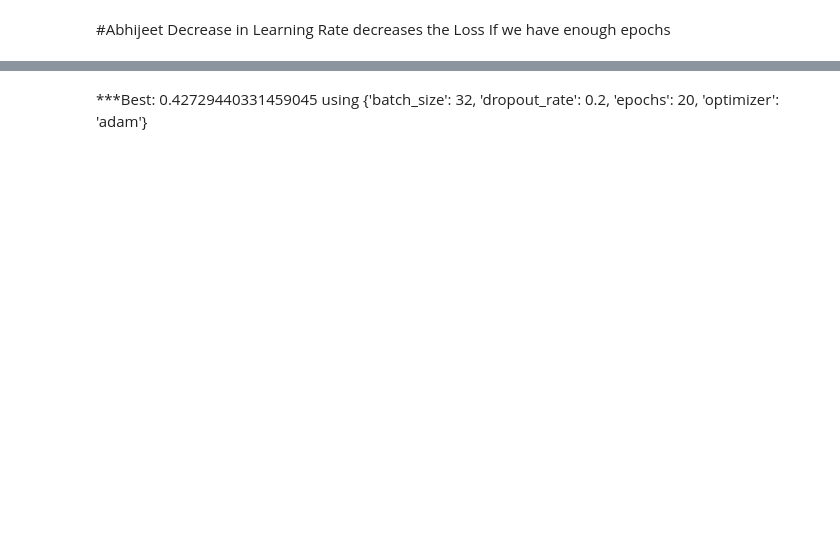
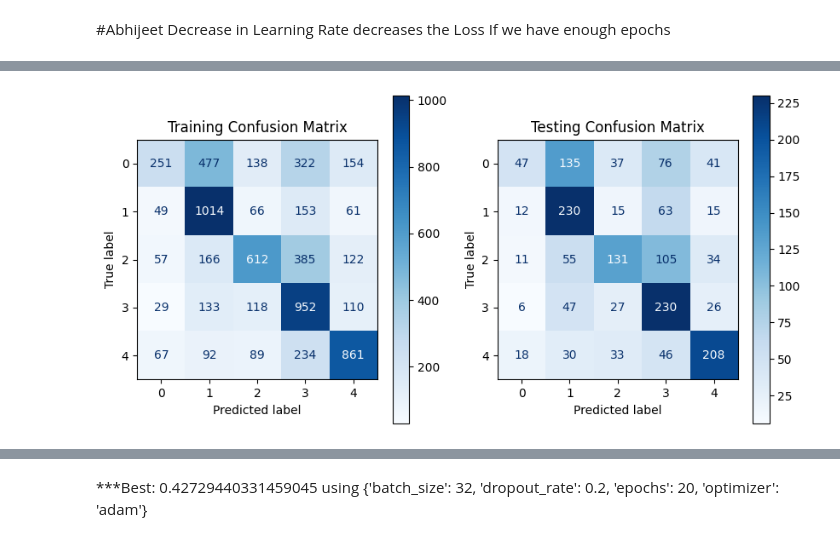
Before and after one commit to AbhijeetStudies/Deeplearning, a Jupyter notebook: AISC2007 DL Assignment 2 (Group 5).ipynb, the cells around one changed output, grey strips where cells are left out. Saved outputs shown, nothing was run; the diff lists cells and outputs as text; code cells hidden in the pictures; blank space fills up the shorter version.

Commit message:
Final tunned Model DNN

```diff
--- a/AISC2007 DL Assignment 2 (Group 5).ipynb
+++ b/AISC2007 DL Assignment 2 (Group 5).ipynb
@@ -231,14 +226,0 @@ batch_size = 32
-# %%
-# Build a DNN model for image classification
-model = tf.keras.Sequential([
-    tf.keras.layers.Input(shape=(128, 128, 3)),  # Define input shape
-    tf.keras.layers.Flatten(),                      # Flatten the image data
-    tf.keras.layers.Dense(256, activation='relu'),  # Fully connected layer with 256 neurons
-    tf.keras.layers.Dropout(0.4),                   # Dropout for regularization
-    tf.keras.layers.Dense(128, activation='relu'),  # Fully connected layer with 128 neurons
-    tf.keras.layers.Dropout(0.4),
-    tf.keras.layers.Dense(64, activation='relu'),    # Fully connected layer with 64 neurons
-    tf.keras.layers.Dropout(0.4),
-    tf.keras.layers.Dense(32, activation='relu'),    # Fully connected layer with 32 neurons
-    tf.keras.layers.Dense(5, activation='softmax')    # Output layer: 5 classes
-])
@@ -291,3 +336,25 @@ class_weights = {i: class_weights[i] for i in range(len(class_weights))}
 # %% [markdown]
 #Abhijeet
 Decrease in  Learning Rate decreases the Loss If we have enough epochs
+# %%
+# Make predictions on training and test sets
+y_train_pred = np.argmax(model.predict(X_train), axis=1)
+y_test_pred = np.argmax(model.predict(X_test), axis=1)
+
+# Compute confusion matrices
+train_cm = confusion_matrix(y_train, y_train_pred)
+test_cm = confusion_matrix(y_test, y_test_pred)
+
+# Display confusion matrix for training data
+plt.figure(figsize=(10, 5))
+disp = ConfusionMatrixDisplay(confusion_matrix=train_cm, display_labels=np.unique(y_train))
+disp.plot(cmap=plt.cm.Blues, ax=plt.subplot(121))
+plt.title('Training Confusion Matrix')
+
+# Display confusion matrix for test data
+disp = ConfusionMatrixDisplay(confusion_matrix=test_cm, display_labels=np.unique(y_test))
+disp.plot(cmap=plt.cm.Blues, ax=plt.subplot(122))
+plt.title('Testing Confusion Matrix')
+
+plt.show()
+# %% [output]
@@ -293,0 +363 @@ Decrease in  Learning Rate decreases the Loss If we have enough epochs
+[figure, added]
```
Also changed, not shown: parts of 17 cells of this notebook.
